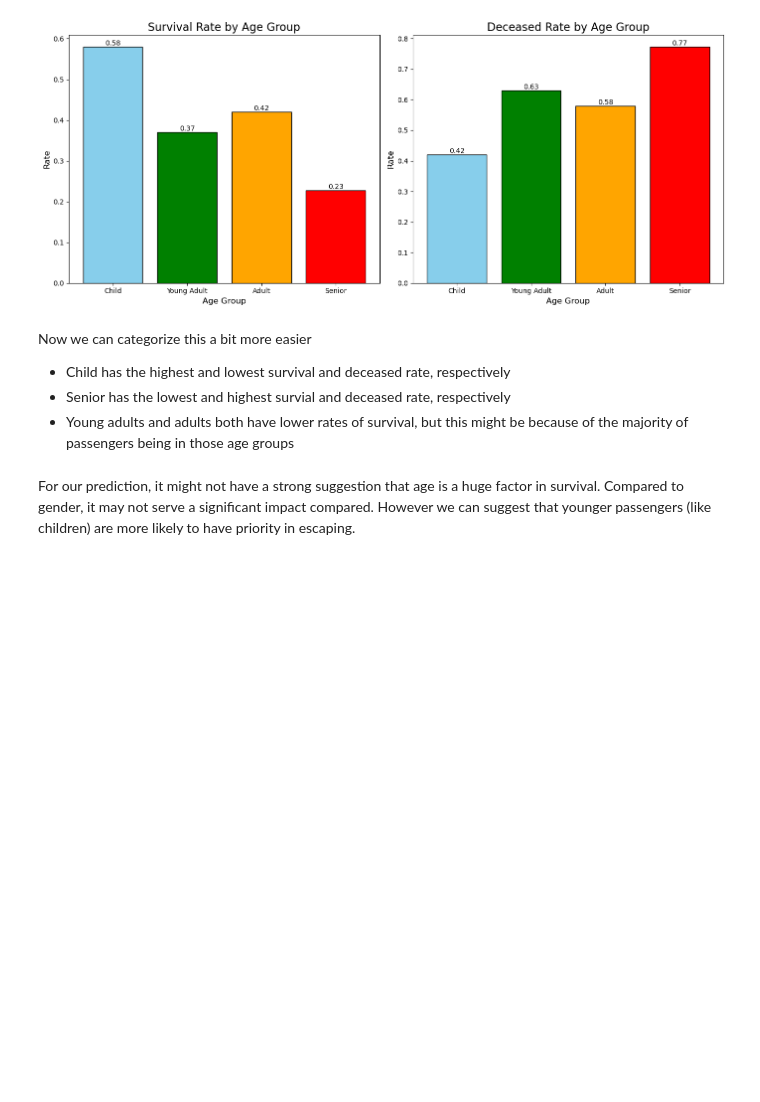
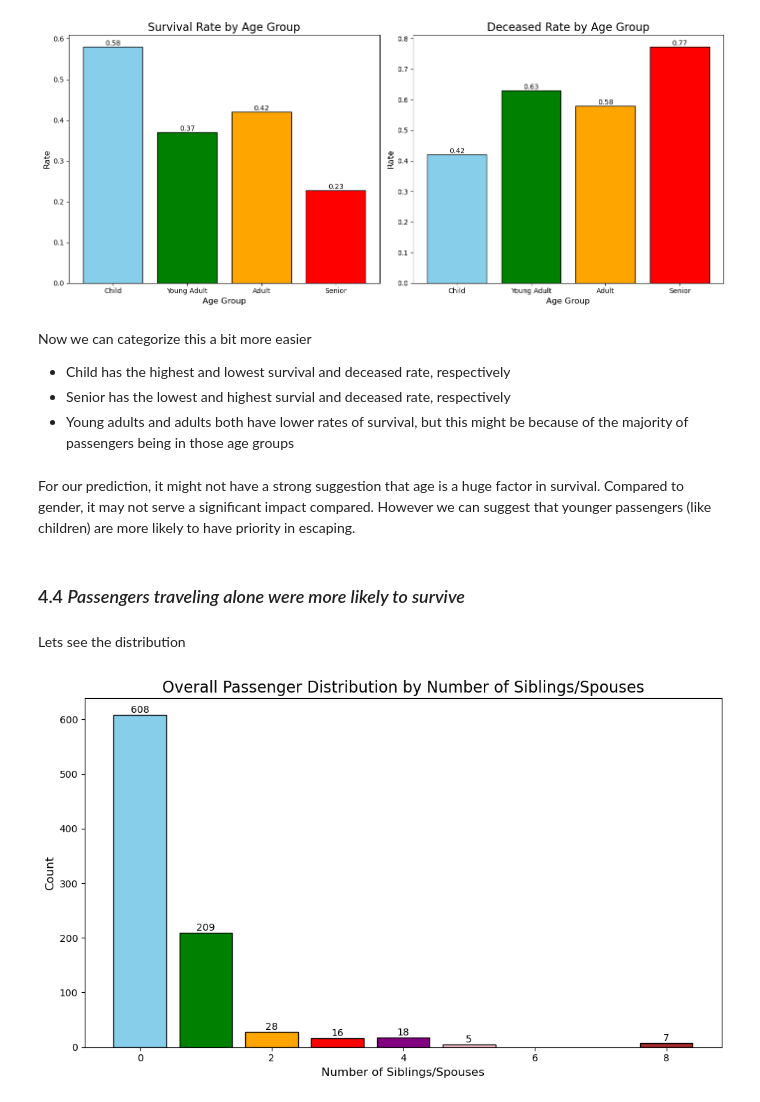
Before and after one commit to davidjoves/Predicting-Survival-from-the-Titanic, a Jupyter notebook: work.ipynb, the cells around one changed output. Cells and saved outputs as stored; diff of their text form; code cells hidden in the pictures; blank space fills up the shorter version.

```diff
--- a/work.ipynb
+++ b/work.ipynb
@@ -473,3 +473,22 @@ Now we can categorize this a bit more easier
 - Young adults and adults both have lower rates of survival, but this might be because of the majority of passengers being in those age groups
 # %% [markdown]
 For our prediction, it might not have a strong suggestion that age is a huge factor in survival. Compared to gender, it may not serve a significant impact compared. However we can suggest that younger passengers (like children) are more likely to have priority in escaping.
+# %% [markdown]
+### 4.4 _Passengers traveling alone were more likely to survive_
+# %% [markdown]
+Lets see the distribution
+# %%
+def traveling_SibSp(dataset: pd.DataFrame):
+    counts = dataset['SibSp'].value_counts().sort_index()
+    colors = ['skyblue', 'green', 'orange', 'red', 'purple', 'pink', 'brown', 'gray']
+    fig, ax = plt.subplots(figsize=(10, 6))
+    bars = ax.bar(counts.index, counts.values, color=colors, edgecolor='black')
+    ax.bar_label(bars, fmt='%d')
+    ax.set_title('Overall Passenger Distribution by Number of Siblings/Spouses', fontsize=16)
+    ax.set_xlabel('Number of Siblings/Spouses', fontsize=12)
+    ax.set_ylabel('Count', fontsize=12)
+    plt.tight_layout()
+    plt.show()
+traveling_SibSp(train)
+# %% [output]
+[figure, added]
```
Also changed, not shown: parts of 13 cells of this notebook.
